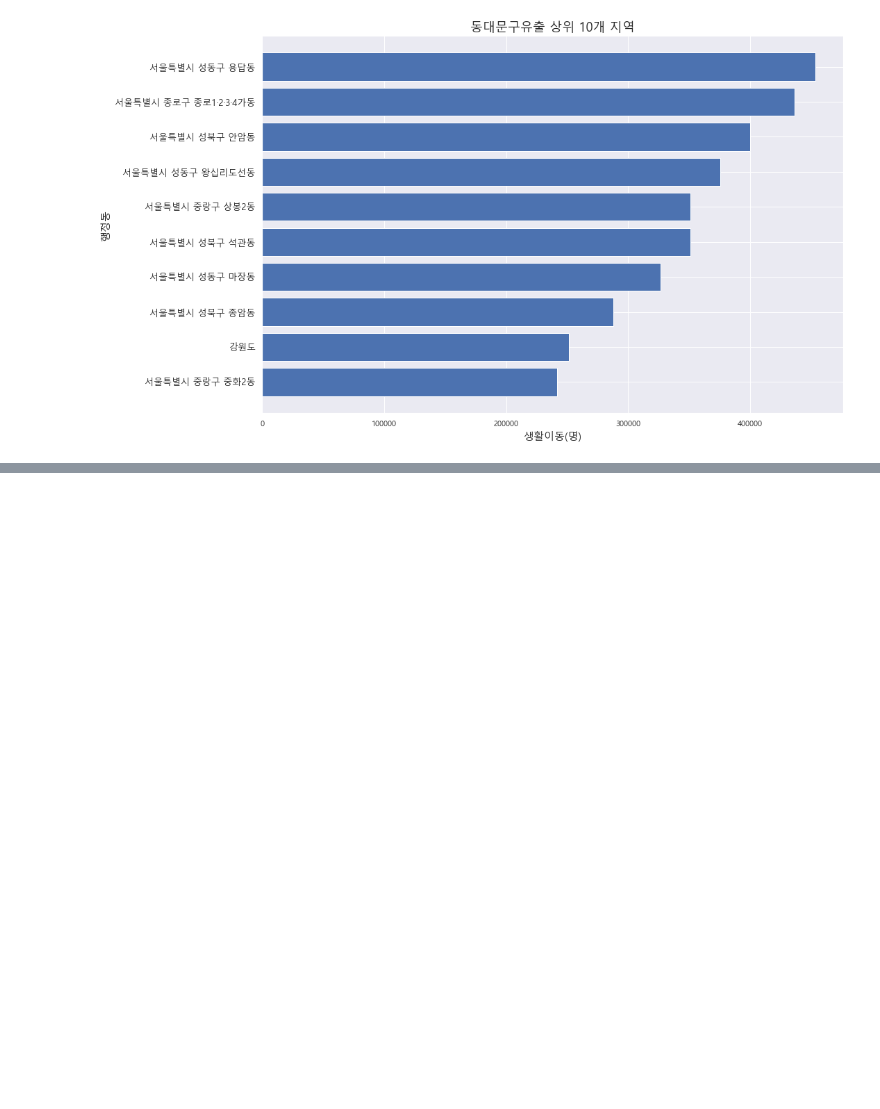
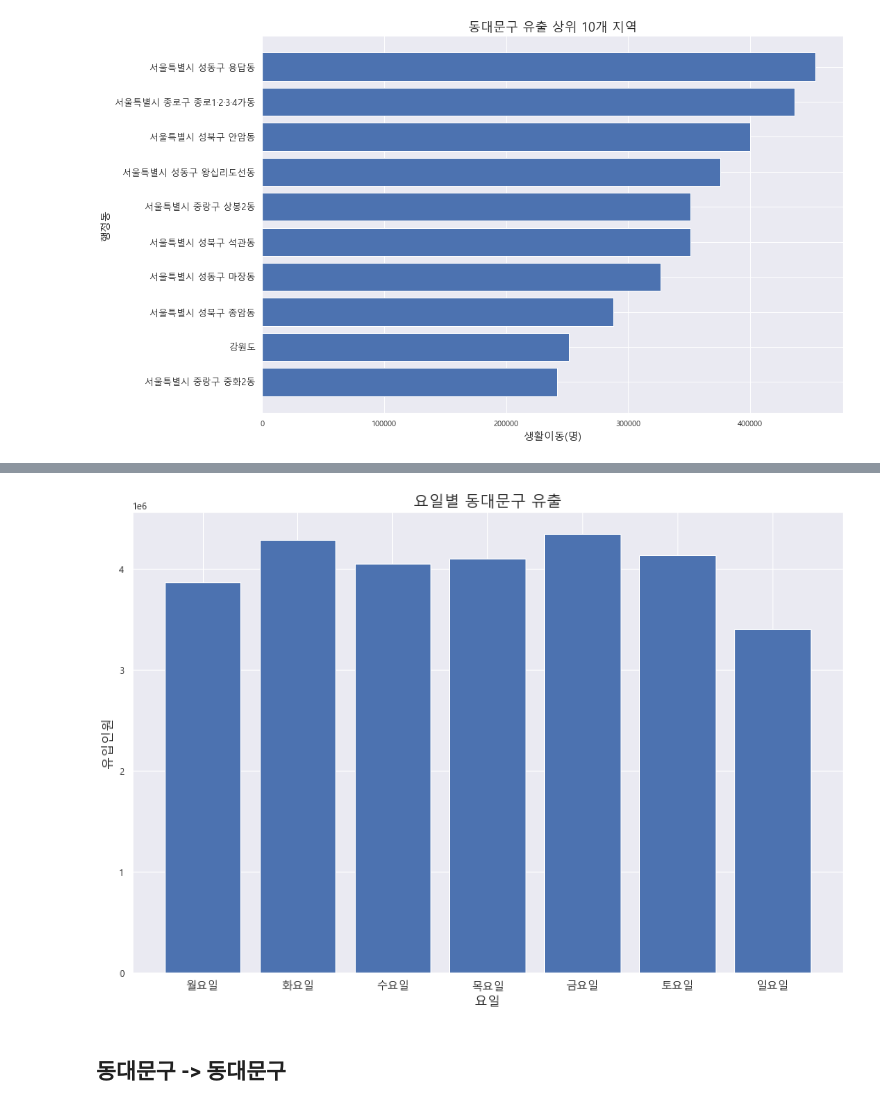
Before and after one commit to songhyeonjun/bigdata, a Jupyter notebook: 인턴교육/동대문구 유동인구/생활이동 분석.ipynb, the cells around one changed output, grey strips where cells are left out. Cells and saved outputs as stored; diff of their text form; code cells hidden in the pictures; blank space fills up the shorter version.

```diff
--- a/인턴교육/동대문구 유동인구/생활이동 분석.ipynb
+++ b/인턴교육/동대문구 유동인구/생활이동 분석.ipynb
@@ -488,0 +543,24 @@ plt.show()
+# %%
+label = ['월요일', '화요일', '수요일', '목요일', '금요일','토요일', '일요일']
+
+val = [3866183, 4287130, 4050331, 4097985, 4346529, 4131392, 3399506]
+
+index = np.arange(len(label))
+
+plt.figure(figsize=(15, 10))
+
+plt.bar(index, val)
+
+plt.title('요일별 동대문구 유출', fontsize=18)
+
+plt.xlabel('요일', fontsize=15)
+
+plt.ylabel('유입인원', fontsize=15)
+
+plt.xticks(index, label, fontsize=13, rotation=0)
+
+plt.show()
+# %% [output]
+[figure, added]
+# %% [markdown]
+## 동대문구 -> 동대문구
```
Also changed, not shown: parts of 35 cells of this notebook.
